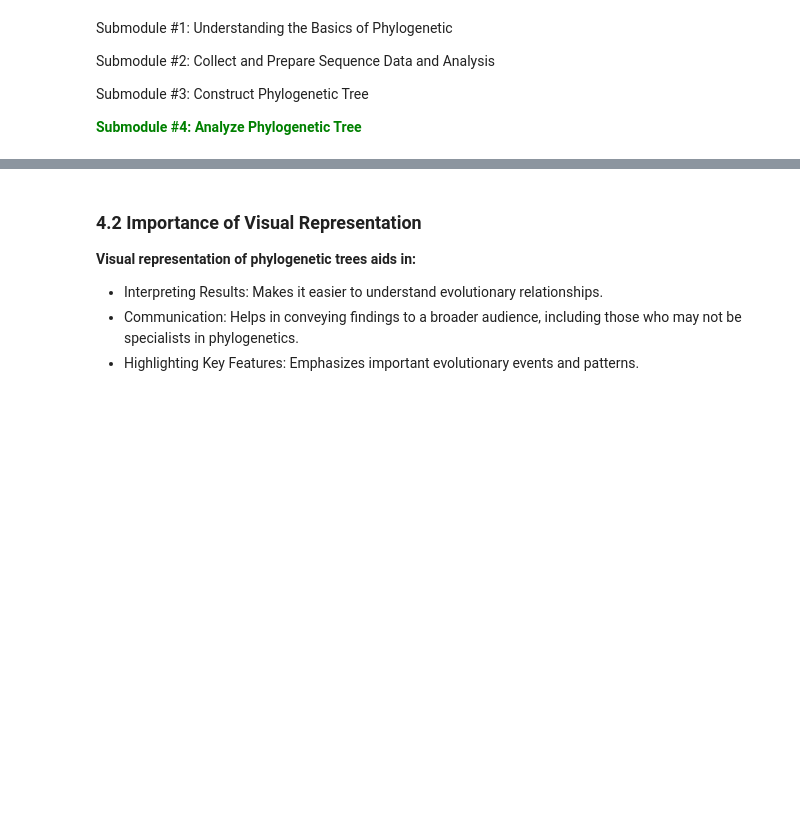
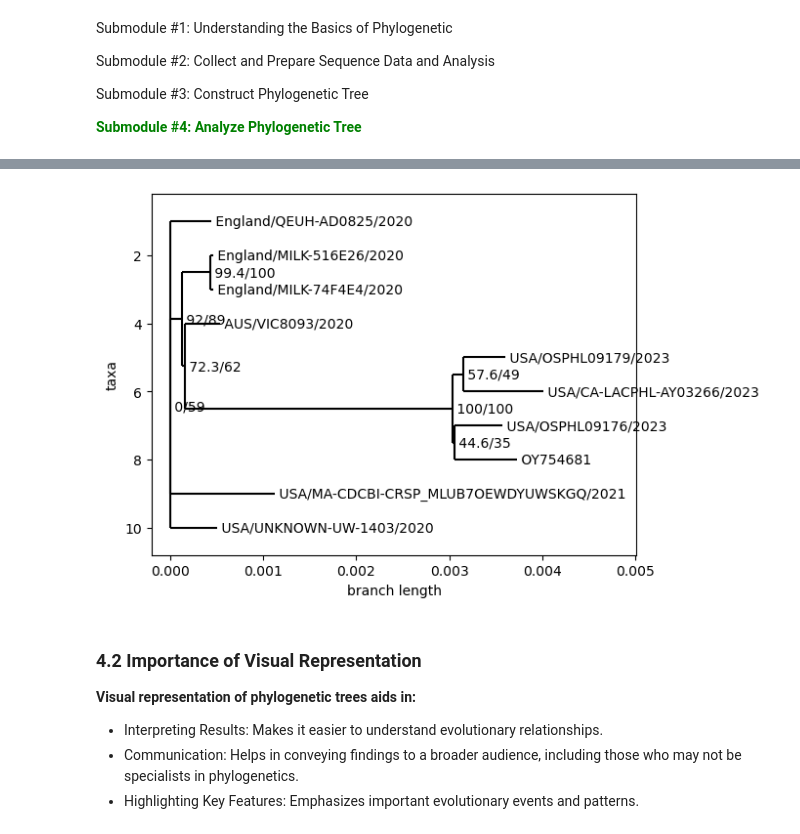
Before and after one commit to bicbioeng/nosi-phylogenetic-tree, a Jupyter notebook: Submodule4.ipynb, the cells around one changed output, grey strips where cells are left out. Drawn from its saved outputs; the diff is of its cells as text; code cells hidden in the pictures; blank space fills up the shorter version.

```diff
--- a/Submodule4.ipynb
+++ b/Submodule4.ipynb
@@ -30,3 +80,15 @@ iTOL (Interactive Tree of Life): An online tool for the display and annotation o
+# %%
+from Bio import Phylo
+import matplotlib.pyplot as plt
+
+# Load the Newick tree
+tree = Phylo.read("aligned_subset_augur.fasta.treefile", "newick")
+
+# Draw the tree
+Phylo.draw(tree)
+plt.show()
+# %% [output]
+[figure, added]
 # %% [markdown]
 ### 4.2 Importance of Visual Representation
 **Visual representation of phylogenetic trees aids in:**
```
Also changed, not shown: parts of 13 cells of this notebook, 1 other file.
